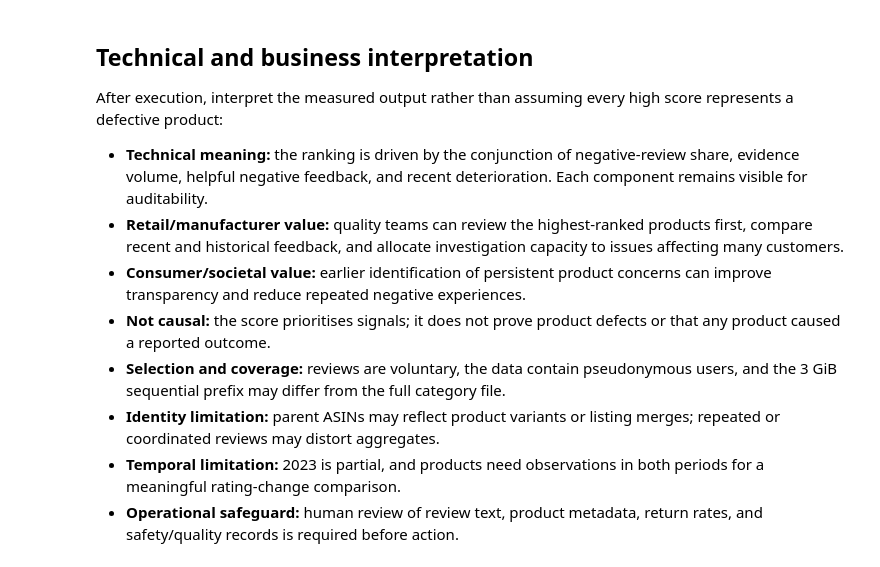
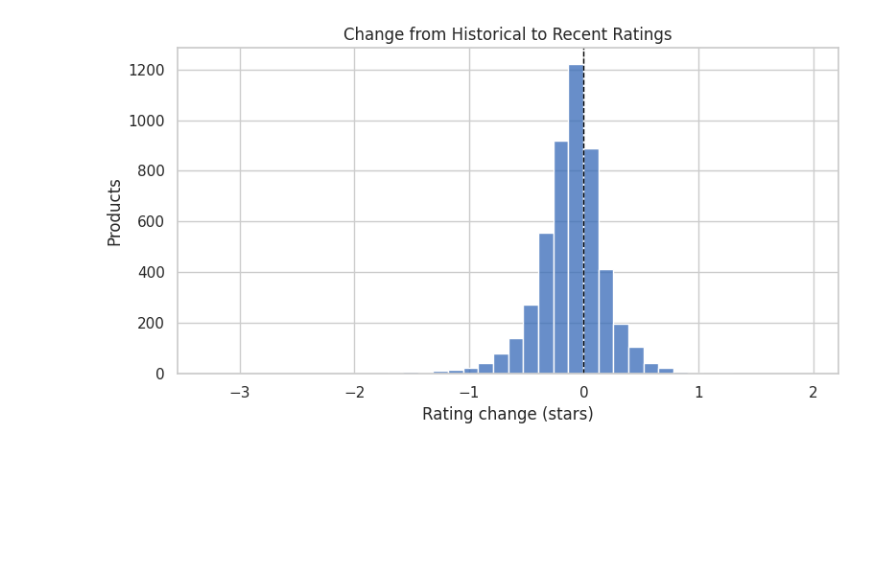
Before and after one commit to Rabelani-byte/MIT805-Big-Data-Project, a Jupyter notebook: notebooks/Part_2_PySpark_MapReduce_Analysis.ipynb, the cells around one changed output. Drawn from its saved outputs; the diff is of its cells as text; code cells hidden in the pictures; blank space fills up the shorter version.

Commit message:
Update Part 2 analysis with rating trends and revised visualisations

```diff
--- a/notebooks/Part_2_PySpark_MapReduce_Analysis.ipynb
+++ b/notebooks/Part_2_PySpark_MapReduce_Analysis.ipynb
@@ -32,7 +37,7 @@ import seaborn as sns
 
 spark = (SparkSession.builder
          .appName("MIT805-Part2-Amazon-Review-Risk")
-         .config("spark.sql.shuffle.partitions", "64")
+         .config("spark.sql.shuffle.partitions", "24")
          .config("spark.driver.memory", "10g")
          .getOrCreate())
 spark.sparkContext.setLogLevel("WARN")
@@ -101,21 +129,21 @@ The dataset is repartitioned and cached because several downstream actions reuse
 reviews_raw = spark.read.json(str(PROCESSING_PATH))
 
 reviews = (reviews_raw
-    .select("parent_asin", "user_id", "rating", "helpful_vote", "verified_purchase", "timestamp", "text")
-    .withColumn("rating", F.col("rating").cast("double"))
-    .withColumn("helpful_vote", F.col("helpful_vote").cast("long"))
-    .withColumn("timestamp", F.col("timestamp").cast("long"))
-    .withColumn("review_time", F.to_timestamp(F.from_unixtime(F.col("timestamp") / 1000)))
-    .withColumn("review_year", F.year("review_time"))
-    .filter(F.col("parent_asin").isNotNull() & F.col("rating").between(1, 5))
-    .withColumn("is_negative", (F.col("rating") <= 2).cast("long"))
-    .withColumn("is_positive", (F.col("rating") >= 4).cast("long"))
-    .withColumn("verified_flag", F.col("verified_purchase").cast("long"))
-    .withColumn("negative_helpful", F.when(F.col("rating") <= 2, F.col("helpful_vote")).otherwise(F.lit(0)))
-    .withColumn("log1p_helpful", F.log1p(F.greatest(F.col("helpful_vote"), F.lit(0))))
-    .withColumn("period", F.when(F.col("review_year") <= 2020, F.lit("historical")).otherwise(F.lit("recent")))
-    .repartition(64, "parent_asin")
-    .cache())
+          .select("parent_asin", "user_id", "rating", "helpful_vote", "verified_purchase", "timestamp", "text")
+          .withColumn("rating", F.col("rating").cast("double"))
+          .withColumn("helpful_vote", F.col("helpful_vote").cast("long"))
+          .withColumn("timestamp", F.col("timestamp").cast("long"))
+          .withColumn("review_time", F.to_timestamp(F.from_unixtime(F.col("timestamp") / 1000)))
+          .withColumn("review_year", F.year("review_time"))
+          .filter(F.col("parent_asin").isNotNull() & F.col("rating").between(1, 5))
+          .withColumn("is_negative", (F.col("rating") <= 2).cast("long"))
+          .withColumn("is_positive", (F.col("rating") >= 4).cast("long"))
+          .withColumn("verified_flag", F.col("verified_purchase").cast("long"))
+          .withColumn("negative_helpful", F.when(F.col("rating") <= 2, F.col("helpful_vote")).otherwise(F.lit(0)))
+          .withColumn("log1p_helpful", F.log1p(F.greatest(F.col("helpful_vote"), F.lit(0))))
+          .withColumn("period", F.when(F.col("review_year") <= 2020, F.lit("historical")).otherwise(F.lit("recent")))
+          .repartition(24, "parent_asin")
+          .cache())
 
 processing_rows = reviews.count()
 print(f"Valid processing rows: {processing_rows:,}")
@@ -330,28 +479,17 @@ plt.show()
 # %%
 trend_pd = (eligible_products
     .filter(F.col("historical").isNotNull() & F.col("recent").isNotNull())
     .orderBy(F.desc("review_count"))
     .limit(5000)
     .select("rating_change")
     .toPandas())
 
 fig, ax = plt.subplots(figsize=(8, 4.5))
 sns.histplot(data=trend_pd, x="rating_change", bins=40, color="#3569b7", ax=ax)
 ax.axvline(0, color="black", linewidth=1, linestyle="--")
-ax.set(title="Recent minus historical mean rating", xlabel="Rating change (stars)", ylabel="Products")
+ax.set(title="Change from Historical to Recent Ratings", xlabel="Rating change (stars)", ylabel="Products")
 fig.tight_layout()
 fig.savefig(FIGURE_DIR / "part2_rating_change_distribution.png", dpi=200, bbox_inches="tight")
 plt.show()
+# %% [output]
+[figure, added]
-# %% [markdown]
-## Technical and business interpretation
-
-After execution, interpret the measured output rather than assuming every high score represents a defective product:
-
-- **Technical meaning:** the ranking is driven by the conjunction of negative-review share, evidence volume, helpful negative feedback, and recent deterioration. Each component remains visible for auditability.
-- **Retail/manufacturer value:** quality teams can review the highest-ranked products first, compare recent and historical feedback, and allocate investigation capacity to issues affecting many customers.
-- **Consumer/societal value:** earlier identification of persistent product concerns can improve transparency and reduce repeated negative experiences.
-- **Not causal:** the score prioritises signals; it does not prove product defects or that any product caused a reported outcome.
-- **Selection and coverage:** reviews are voluntary, the data contain pseudonymous users, and the 3 GiB sequential prefix may differ from the full category file.
-- **Identity limitation:** parent ASINs may reflect product variants or listing merges; repeated or coordinated reviews may distort aggregates.
-- **Temporal limitation:** 2023 is partial, and products need observations in both periods for a meaningful rating-change comparison.
-- **Operational safeguard:** human review of review text, product metadata, return rates, and safety/quality records is required before action.
```
Also changed, not shown: parts of 37 cells of this notebook.
